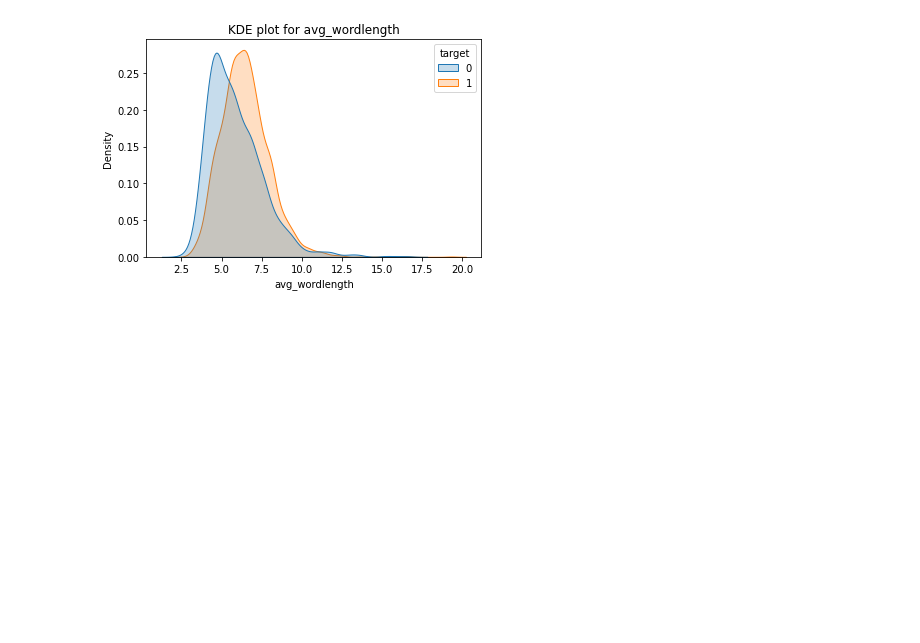
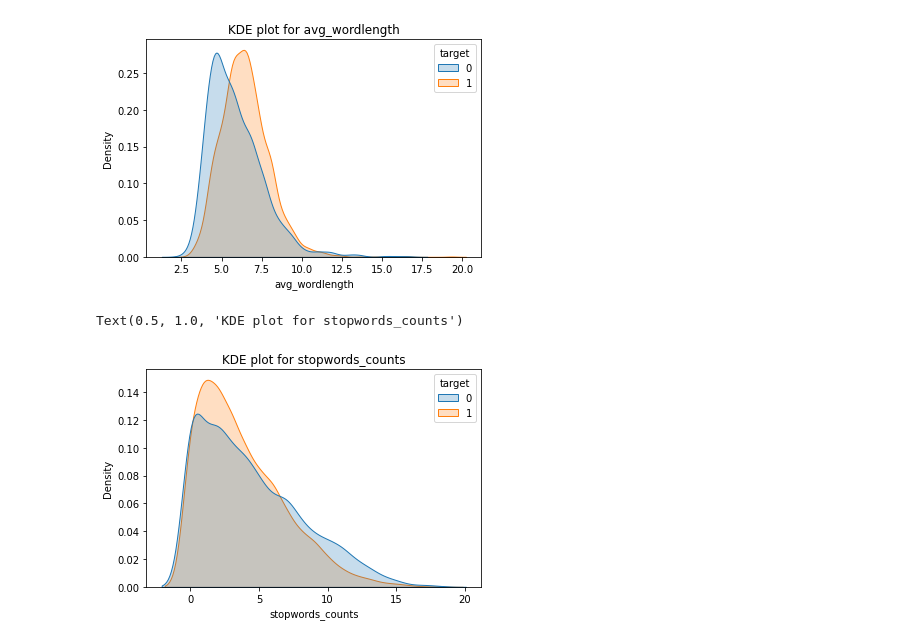
Before and after one commit to data-analytics-professionals/tweet-classification, a Jupyter notebook: tweets.ipynb, the cells around one changed output. Cells and saved outputs as stored; diff of their text form; code cells hidden in the pictures; blank space fills up the shorter version.

Commit message:
Added KDE plot for stopwords_counts

```diff
--- a/tweets.ipynb
+++ b/tweets.ipynb
@@ -135,3 +133,11 @@ plt.title('KDE plot for avg_wordlength')
 # %% [output]
 Text(0.5, 1.0, 'KDE plot for avg_wordlength')
 [figure]
+# %%
+# Kernel Density Estimate (KDE) Plot for stopwords_counts_count where target == 0 and where target == 1
+sns.kdeplot(df[df['target'] == 1]['stopwords_counts'], shade=True, color='red', hue=df['target'])
+sns.kdeplot(df[df['target'] == 0]['stopwords_counts'], shade=True, color='blue', hue=df['target'])
+plt.title('KDE plot for stopwords_counts')
+# %% [output]
+Text(0.5, 1.0, 'KDE plot for stopwords_counts')
+[figure, added]
```
Also changed, not shown: parts of 2 cells of this notebook.
